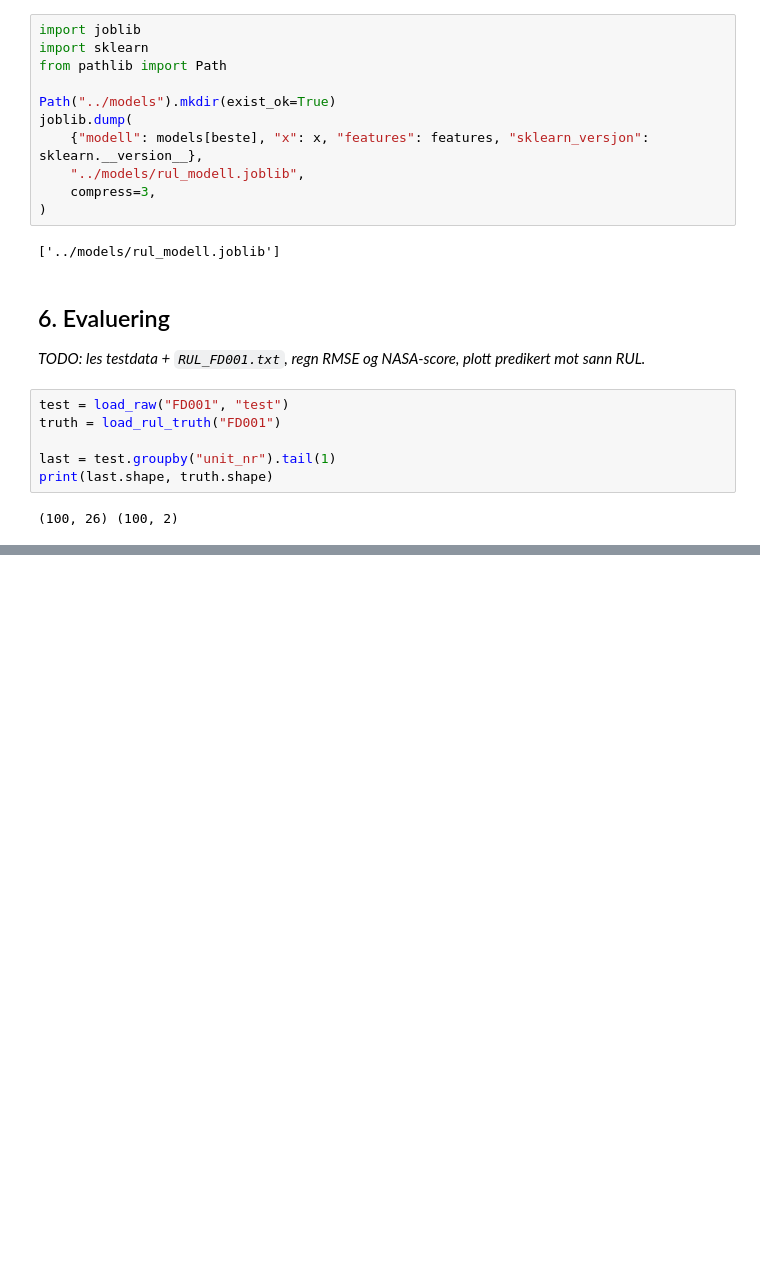
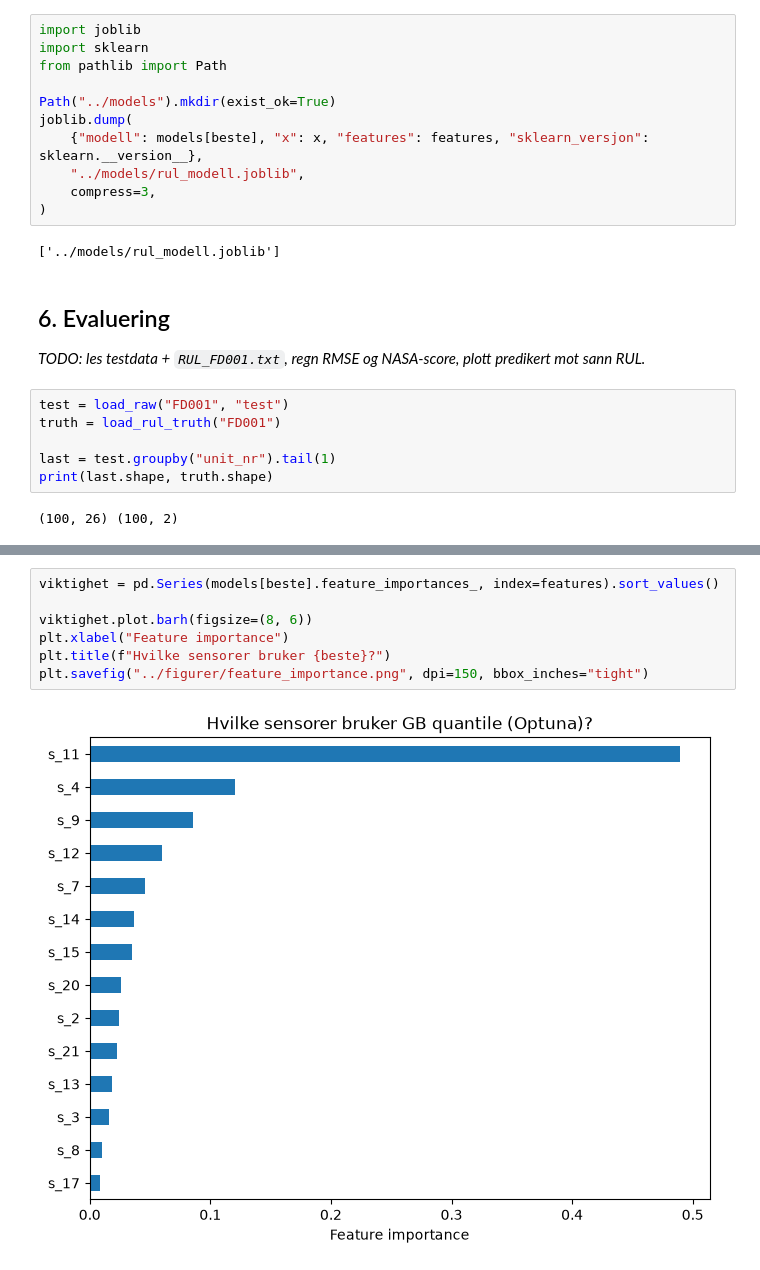
Before and after one commit to 184887/cmapss-rul, a Jupyter notebook: notebooks/RUL.ipynb, the cells around one changed output, grey strips where cells are left out. Cells and saved outputs as stored; diff of their text form; blank space fills up the shorter version.

Commit message:
Rapportstruktur, figurer og ny kjøring av notebooken

```diff
--- a/notebooks/RUL.ipynb
+++ b/notebooks/RUL.ipynb
@@ -442,0 +458,9 @@ Text(0.5, 1.0, 'Feilfordeling – RandomForestRegressor, testsett')
+# %%
+viktighet = pd.Series(models[beste].feature_importances_, index=features).sort_values()
+
+viktighet.plot.barh(figsize=(8, 6))
+plt.xlabel("Feature importance")
+plt.title(f"Hvilke sensorer bruker {beste}?")
+plt.savefig("../figurer/feature_importance.png", dpi=150, bbox_inches="tight")
+# %% [output]
+[figure, added]
```
Also changed, not shown: parts of 9 cells of this notebook, 8 other files.
